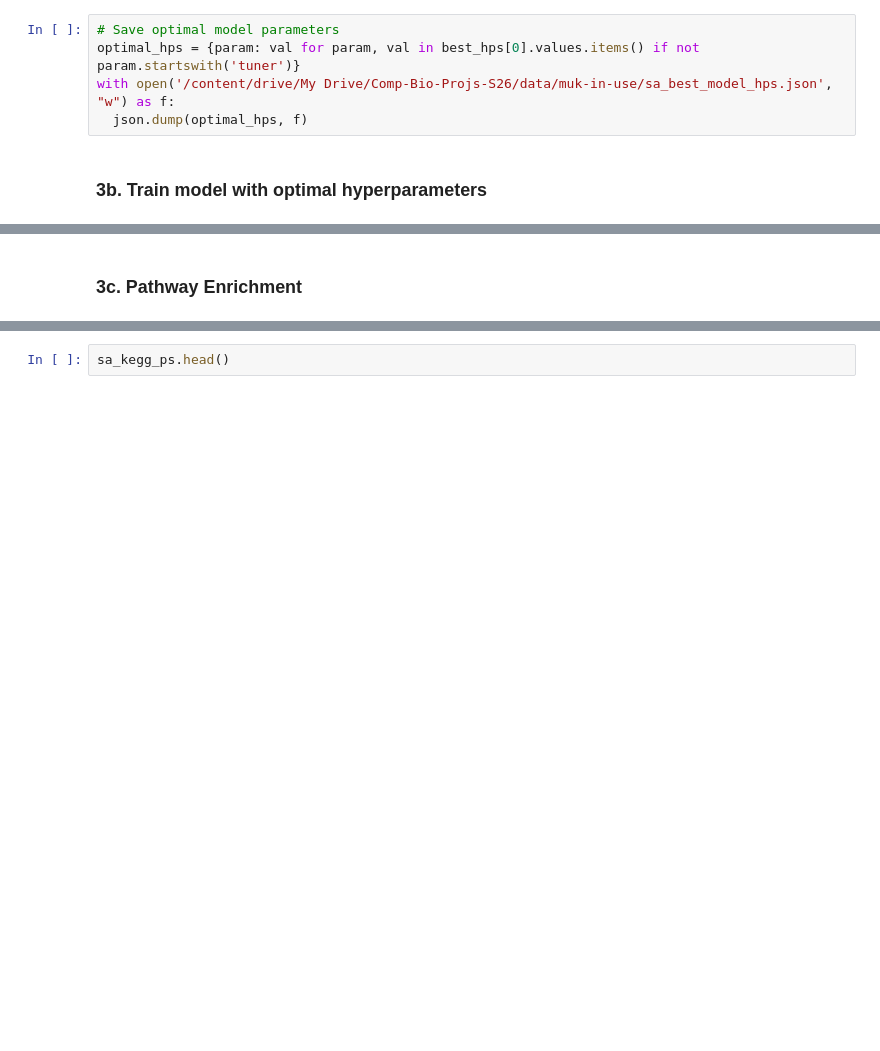
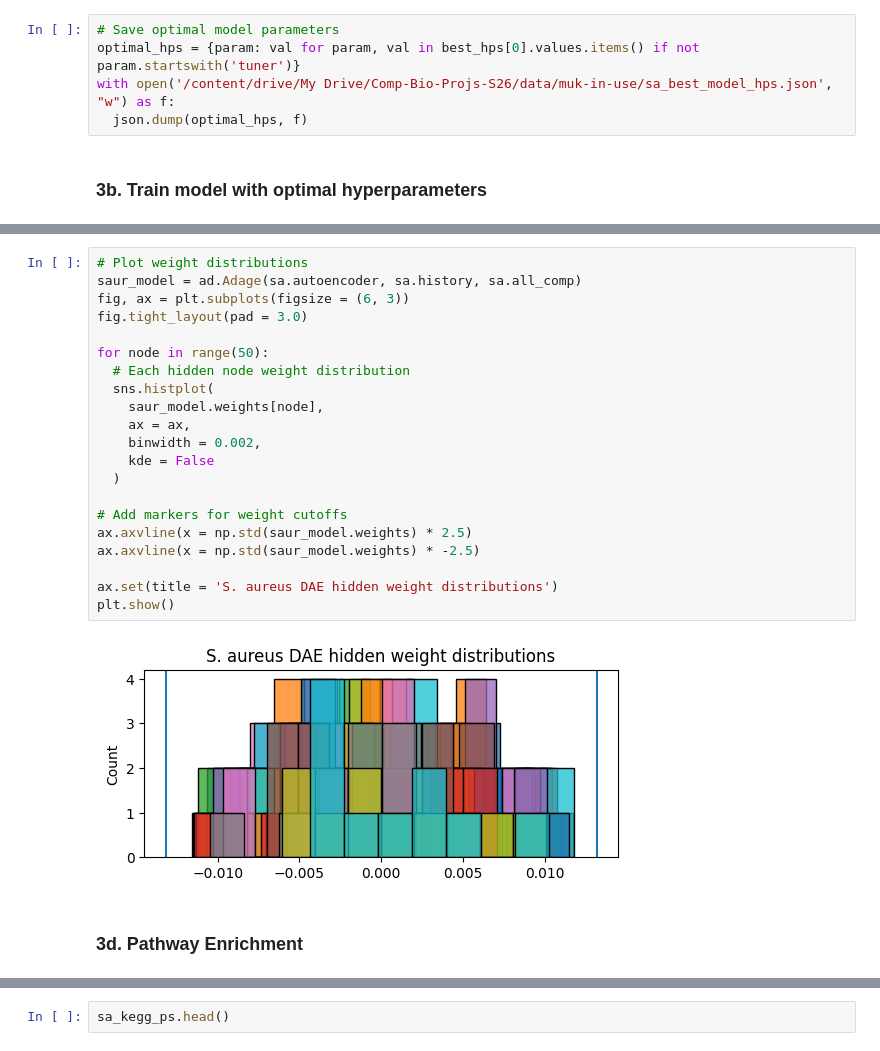
Before and after one commit to Mukundan-T/seqADAGE, a Jupyter notebook: Py/muk_transfer_learning/Mukundan_sA_ecmg_tl.ipynb, the cells around one changed output, grey strips where cells are left out. Cells and saved outputs as stored; diff of their text form; blank space fills up the shorter version.

```diff
--- a/Py/muk_transfer_learning/Mukundan_sA_ecmg_tl.ipynb
+++ b/Py/muk_transfer_learning/Mukundan_sA_ecmg_tl.ipynb
@@ -318,4 +231,27 @@ saur_model.save_weights(
+# %%
+# Plot weight distributions
+saur_model = ad.Adage(sa.autoencoder, sa.history, sa.all_comp)
+fig, ax = plt.subplots(figsize = (6, 3))
+fig.tight_layout(pad = 3.0)
+
+for node in range(50):
+  # Each hidden node weight distribution
+  sns.histplot(
+    saur_model.weights[node],
+    ax = ax,
+    binwidth = 0.002,
+    kde = False
+  )
+
+# Add markers for weight cutoffs
+ax.axvline(x = np.std(saur_model.weights) * 2.5)
+ax.axvline(x = np.std(saur_model.weights) * -2.5)
+
+ax.set(title = 'S. aureus DAE hidden weight distributions')
+plt.show()
+# %% [output]
+[figure, added]
 # %% [markdown]
-### 3c. Pathway Enrichment
+### 3d. Pathway Enrichment
 # %%
 # Calculate enrichment p-values
```
Also changed, not shown: parts of 27 cells of this notebook.
